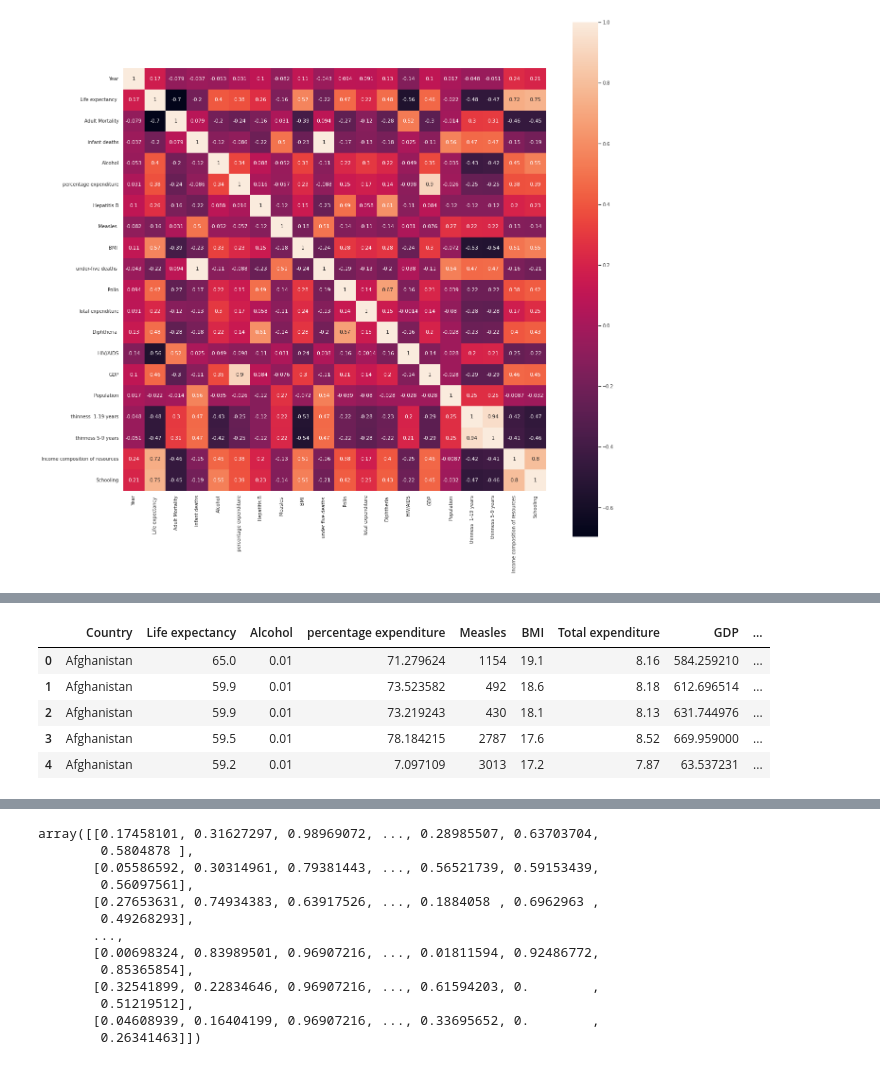
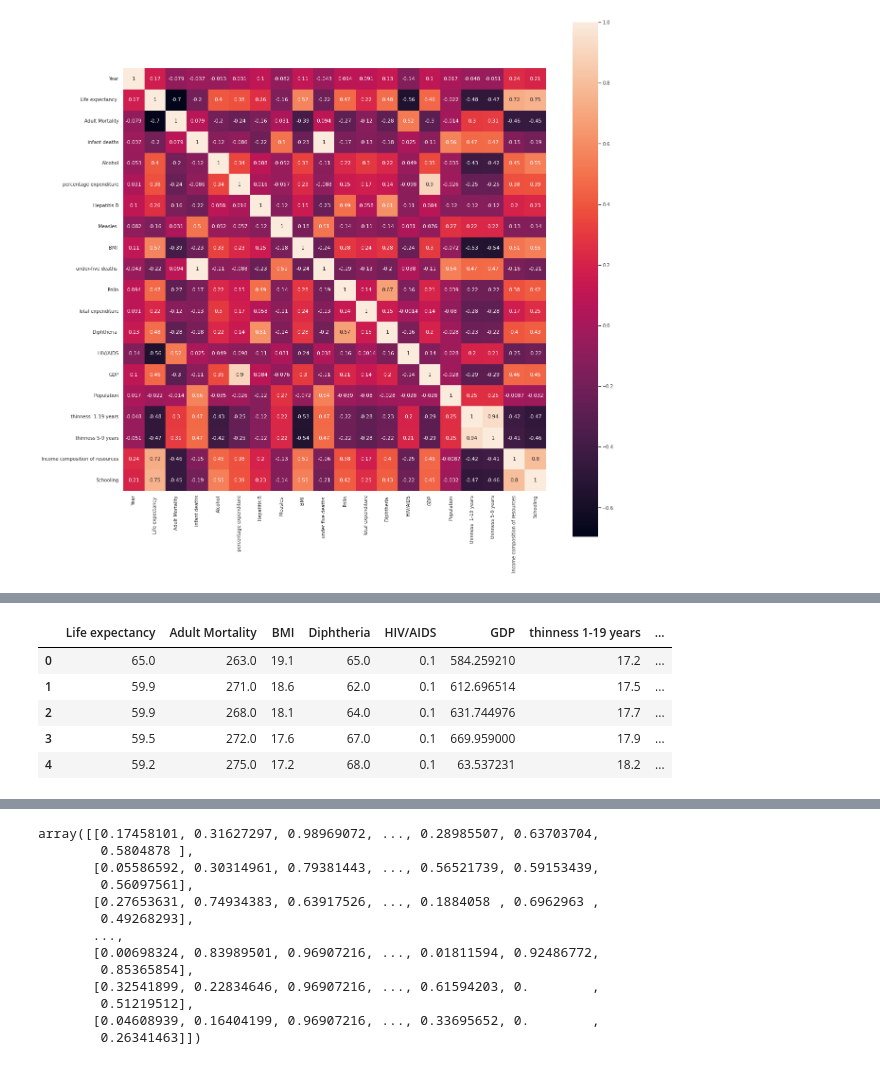
Before and after one commit to merkol/CS452, a Jupyter notebook: Homework_1/Life_Expectancy.ipynb, the cells around one changed output, grey strips where cells are left out. Cells and saved outputs as stored; diff of their text form; code cells hidden in the pictures.

```diff
--- a/Homework_1/Life_Expectancy.ipynb
+++ b/Homework_1/Life_Expectancy.ipynb
@@ -48,8 +48,10 @@ Schooling                          163
 dtype: int64
 # %%
 # Dropping the NaN Values that affects our Life expectancy
-df_1 = df.dropna(subset=['Schooling','Income composition of resources','Life expectancy ','Adult Mortality',' BMI ',' HIV/AIDS','GDP','Diphtheria ',' thinness  1-19 years'])
-df_2 = df.dropna(subset=['under-five deaths ','Hepatitis B','Life expectancy ','Alcohol','infant deaths',' HIV/AIDS','GDP','Diphtheria ',' thinness 5-9 years'])
-df_3 = df.dropna(subset=['Total expenditure',' BMI ','Life expectancy ','Alcohol','Measles ','percentage expenditure','GDP','Population','Country'])
+df_0 = df.dropna(subset=['Schooling','Income composition of resources','Life expectancy ','Adult Mortality',' BMI ',' HIV/AIDS','GDP','Diphtheria ',' thinness  1-19 years'])
+df_1 = df.dropna(subset=['under-five deaths ','Hepatitis B','Life expectancy ','Alcohol','infant deaths',' HIV/AIDS','GDP','Diphtheria ',' thinness 5-9 years'])
+df_2 = df.dropna(subset=['Total expenditure',' BMI ','Life expectancy ','Alcohol','Measles ','percentage expenditure','GDP','Population','Country'])
+df_3 = df.dropna(subset=['Adult Mortality',' BMI ','Life expectancy ',' HIV/AIDS','Schooling','Status','Income composition of resources','Year','Country'])
+df_4 = df.dropna(subset=['Population','Total expenditure','Life expectancy ',' HIV/AIDS','Hepatitis B','infant deaths','Measles ','Year','GDP'])
 # %%
 # Check
@@ -108,0 +105,2 @@ df_3.head()
+# %%
+pd.set_option('display.max_columns', None)
@@ -109,14 +116,16 @@ df_3.head()
 # %%
 # Selecting our features and value that we are trying to predict
-df_1 = df_1.iloc[:,[3,4,10,14,15,16,18,20,21]]# Life Expectancy,Adult Mortality,BMI,Income composition of resources, Schooling,HIV/AIDS,GDP,thinness 1-19 years,Diphteria
-df_2 = df_2.iloc[:,[3,5,6,8,11,14,15,16,19]]
-df_3 = df_3.iloc[:,[0,3,6,7,9,10,13,16,17]]
+df_0 = df_0.iloc[:,[3,4,10,14,15,16,18,20,21]]# Life Expectancy,Adult Mortality,BMI,Income composition of resources, Schooling,HIV/AIDS,GDP,thinness 1-19 years,Diphteria
+df_1 = df_1.iloc[:,[3,5,6,8,11,14,15,16,19]]
+df_2 = df_2.iloc[:,[0,3,6,7,9,10,13,16,17]]
+df_3 = df_3.iloc[:,[0,1,2,3,4,10,15,20,21]]
+df_4 = df_4.iloc[:,[1,3,5,8,9,13,15,16,17]]
 # %%
-df_3.head()
+df_0.head()
 # %% [output]
-|  | Country | Life expectancy | Alcohol | percentage expenditure | Measles | BMI | Total expenditure | GDP | ... |
-| 0 | Afghanistan | 65.0 | 0.01 | 71.279624 | 1154 | 19.1 | 8.16 | 584.259210 | ... |
-| 1 | Afghanistan | 59.9 | 0.01 | 73.523582 | 492 | 18.6 | 8.18 | 612.696514 | ... |
-| 2 | Afghanistan | 59.9 | 0.01 | 73.219243 | 430 | 18.1 | 8.13 | 631.744976 | ... |
-| 3 | Afghanistan | 59.5 | 0.01 | 78.184215 | 2787 | 17.6 | 8.52 | 669.959000 | ... |
-| 4 | Afghanistan | 59.2 | 0.01 | 7.097109 | 3013 | 17.2 | 7.87 | 63.537231 | ... |
+|  | Life expectancy | Adult Mortality | BMI | Diphtheria | HIV/AIDS | GDP | thinness 1-19 years | ... |
+| 0 | 65.0 | 263.0 | 19.1 | 65.0 | 0.1 | 584.259210 | 17.2 | ... |
+| 1 | 59.9 | 271.0 | 18.6 | 62.0 | 0.1 | 612.696514 | 17.5 | ... |
+| 2 | 59.9 | 268.0 | 18.1 | 64.0 | 0.1 | 631.744976 | 17.7 | ... |
+| 3 | 59.5 | 272.0 | 17.6 | 67.0 | 0.1 | 669.959000 | 17.9 | ... |
+| 4 | 59.2 | 275.0 | 17.2 | 68.0 | 0.1 | 63.537231 | 18.2 | ... |
```
Also changed, not shown: parts of 28 cells of this notebook.
